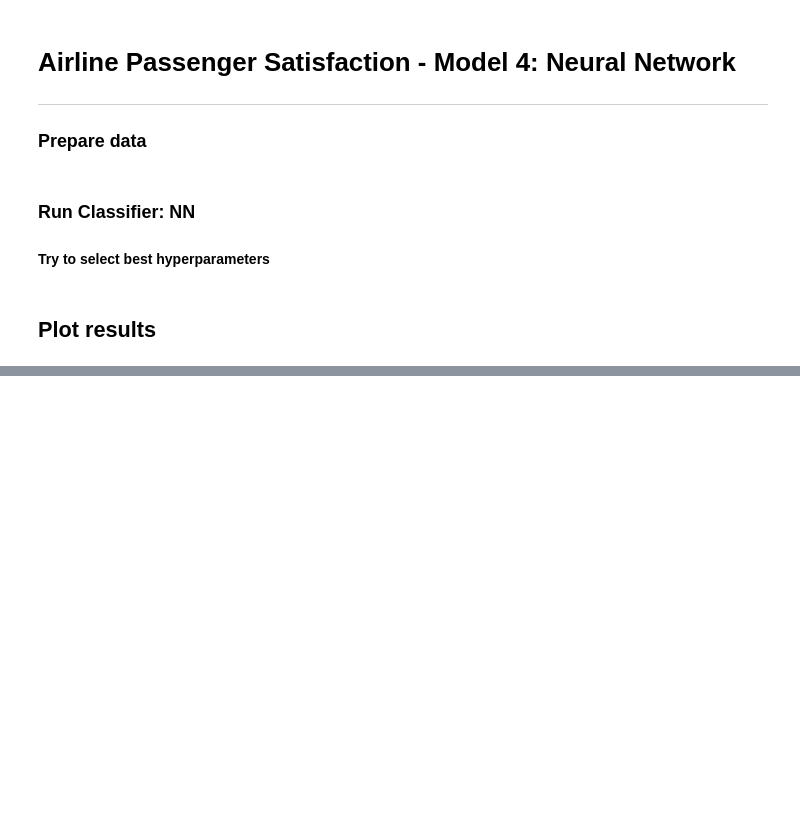
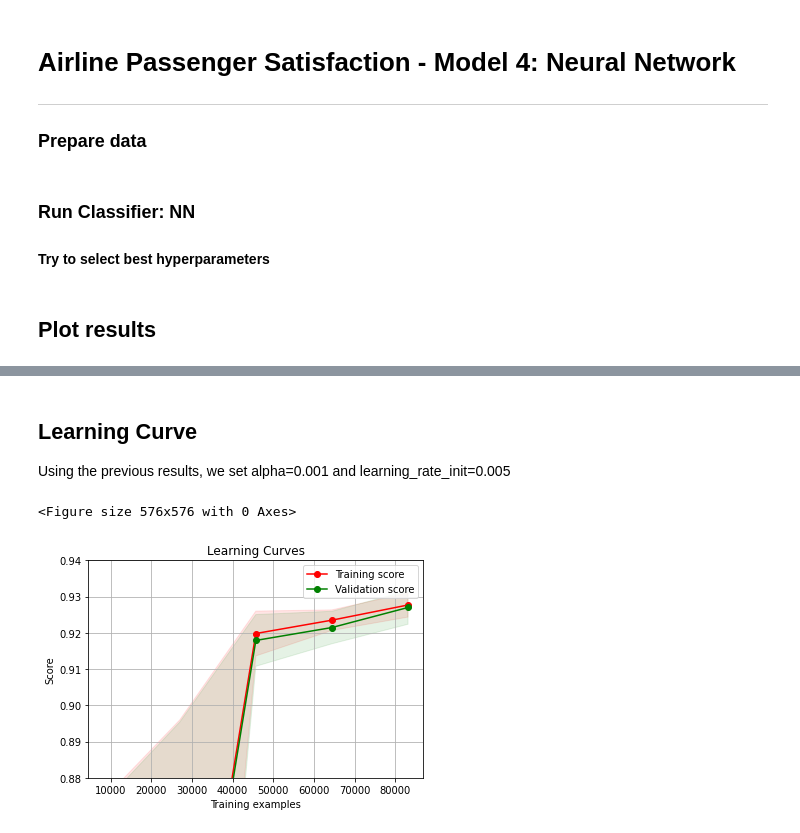
Before and after one commit to ivankras/CS582-MiniProject1, a Jupyter notebook: code/05_nn.ipynb, the cells around one changed output, grey strips where cells are left out. Drawn from its saved outputs; the diff is of its cells as text; code cells hidden in the pictures; blank space fills up the shorter version.

```diff
--- a/code/05_nn.ipynb
+++ b/code/05_nn.ipynb
@@ -146,0 +142,14 @@ plt.show()
+# %% [markdown]
+## Learning Curve
+Using the previous results, we set alpha=0.001 and learning_rate_init=0.005
+# %%
+model = MLPClassifier(alpha=0.001, learning_rate_init=0.005)
+
+title = "Learning Curves"
+plt.figure(figsize=(8, 8))
+plot_learning_curve(model, title, X_train, y_train, ylim=(0.88, 0.94), n_jobs=4)
+
+plt.show()
+# %% [output]
+<Figure size 576x576 with 0 Axes>
+[figure, added]
```
Also changed, not shown: parts of 3 cells of this notebook, 8 other files.
